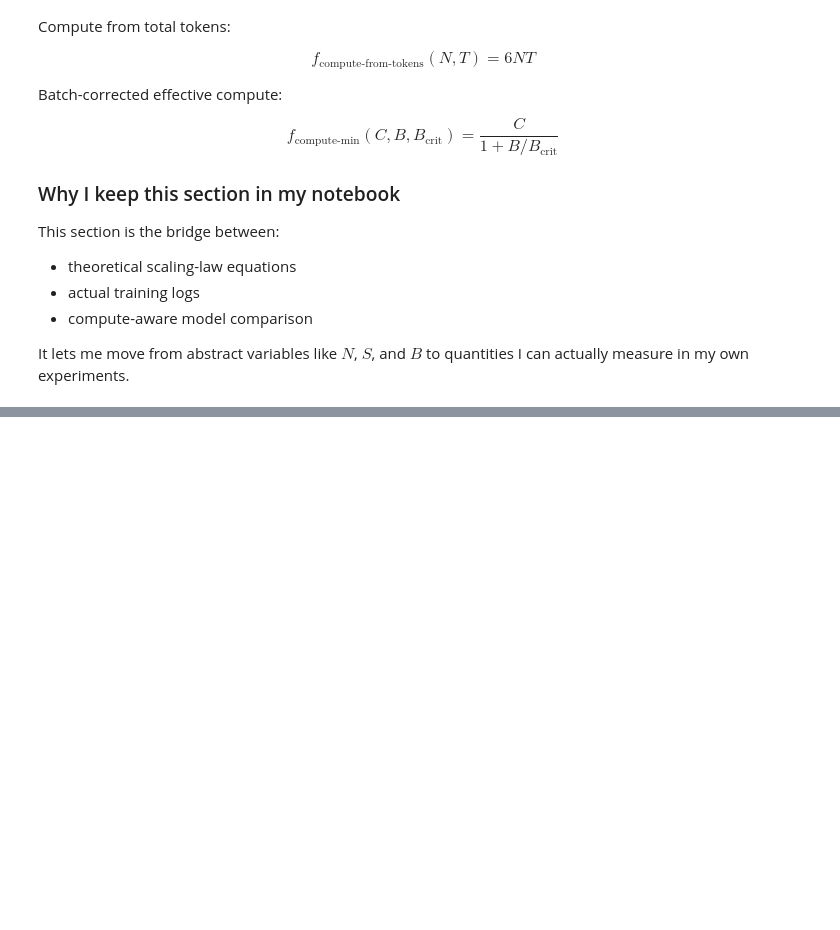
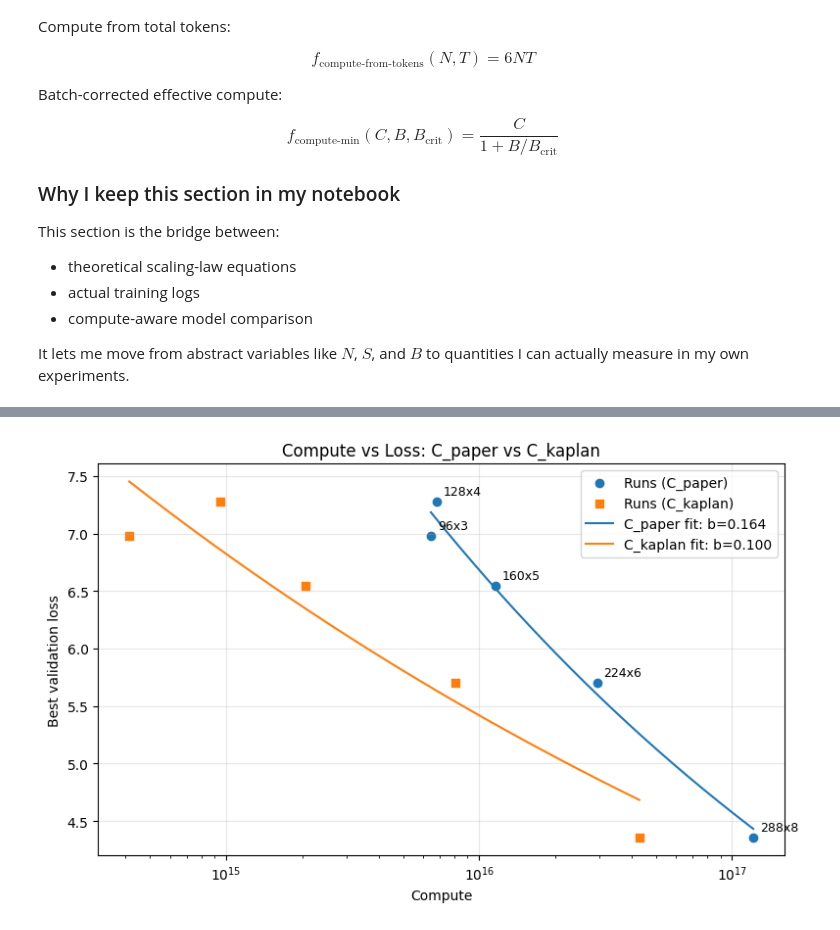
Before and after one commit to tedasdf/Attention_Triton, a Jupyter notebook: research/paper/scaling.ipynb, the cells around one changed output, grey strips where cells are left out. Cells and saved outputs as stored; diff of their text form; code cells hidden in the pictures; blank space fills up the shorter version.

```diff
--- a/research/paper/scaling.ipynb
+++ b/research/paper/scaling.ipynb
@@ -1245,0 +1484,83 @@ It lets me move from abstract variables like $N$, $S$, and $B$ to quantities I c
+# %%
+plot_df = df[["run_name", "width", "depth", "loss", "C_paper", "C_kaplan"]].dropna()
+
+# sort separately for cleaner curve drawing
+paper_df = plot_df.sort_values("C_paper").reset_index(drop=True)
+kaplan_df = plot_df.sort_values("C_kaplan").reset_index(drop=True)
+
+x_paper = paper_df["C_paper"].to_numpy(dtype=float)
+y_paper = paper_df["loss"].to_numpy(dtype=float)
+
+x_kaplan = kaplan_df["C_kaplan"].to_numpy(dtype=float)
+y_kaplan = kaplan_df["loss"].to_numpy(dtype=float)
+
+def loss_curve(C, A, b):
+    return A * (C ** (-b))
+
+def fit_curve(x, y):
+    A0 = (y.max() - y.min()) * (x.min() ** 0.1)
+    b0 = 0.1
+
+    params, _ = curve_fit(
+        loss_curve,
+        x,
+        y,
+        p0=[A0, b0],
+        bounds=([ 0.0, 0.0], [ np.inf, 5.0]),
+        method="trf",
+        maxfev=20000,
+    )
+    return params
+
+paper_params = fit_curve(x_paper, y_paper)
+kaplan_params = fit_curve(x_kaplan, y_kaplan)
+
+A_p, b_p = paper_params
+A_k, b_k = kaplan_params
+
+print(f"C_paper fit: A={A_p:.6e}, b={b_p:.6f}")
+print(f"C_kaplan fit: A={A_k:.6e}, b={b_k:.6f}")
+
+xg_paper = np.geomspace(x_paper.min(), x_paper.max(), 300)
+yg_paper = loss_curve(xg_paper, *paper_params)
+
+xg_kaplan = np.geomspace(x_kaplan.min(), x_kaplan.max(), 300)
+yg_kaplan = loss_curve(xg_kaplan, *kaplan_params)
+
+plt.figure(figsize=(8, 5))
+
+# scatter points
+plt.scatter(x_paper, y_paper, label="Runs (C_paper)", marker="o")
+plt.scatter(x_kaplan, y_kaplan, label="Runs (C_kaplan)", marker="s")
+
+# fitted curves
+plt.plot(
+    xg_paper,
+    yg_paper,
+    label=f"C_paper fit: b={b_p:.3f}"
+)
+plt.plot(
+    xg_kaplan,
+    yg_kaplan,
+    label=f"C_kaplan fit: b={b_k:.3f}"
+)
+
+# annotate once using paper points
+for _, row in paper_df.iterrows():
+    plt.annotate(
+        f"{int(row['width'])}x{int(row['depth'])}",
+        (row["C_paper"], row["loss"]),
+        textcoords="offset points",
+        xytext=(5, 5),
+        fontsize=9,
+    )
+
+plt.xscale("log")
+plt.xlabel("Compute")
+plt.ylabel("Best validation loss")
+plt.title("Compute vs Loss: C_paper vs C_kaplan")
+plt.grid(True, alpha=0.3)
+plt.legend()
+plt.tight_layout()
+plt.show()
+# %% [output]
@@ -1245,0 +1569 @@ It lets me move from abstract variables like $N$, $S$, and $B$ to quantities I c
+[figure, added]
```
Also changed, not shown: parts of 8 cells of this notebook, 10 other files.
